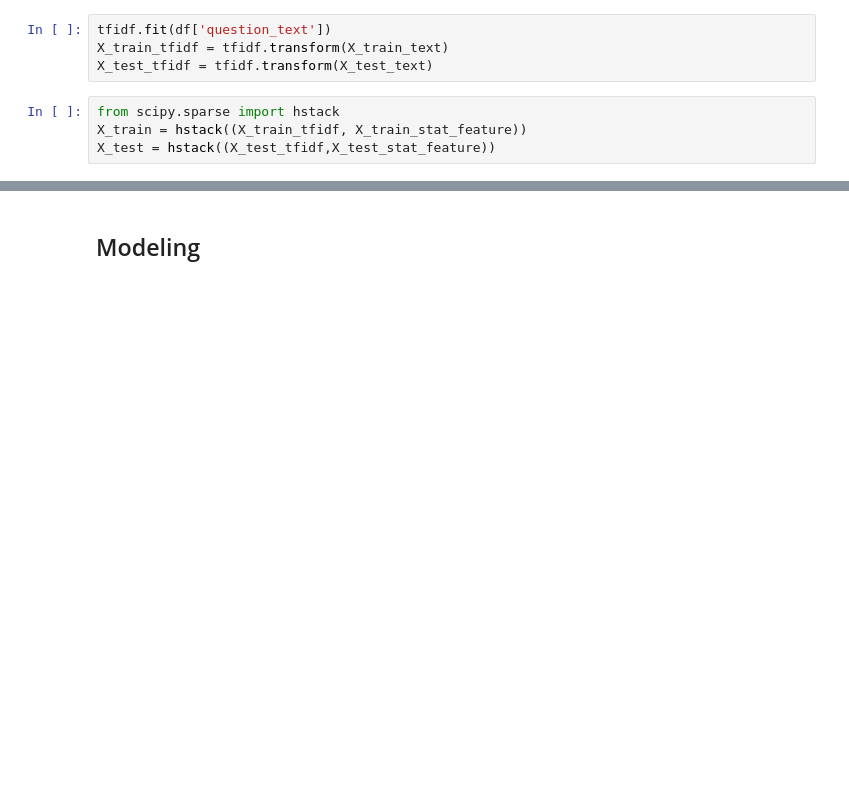
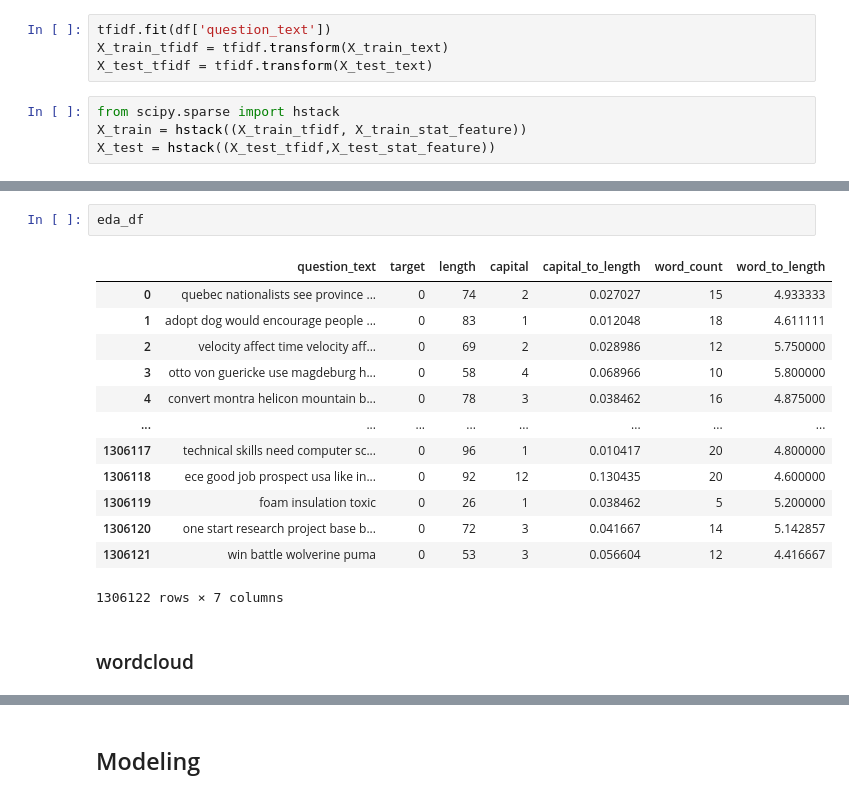
Before and after one commit to chgantBilly/DS5500_project2_Quora, a Jupyter notebook: notebook/NaiveBayes.ipynb, the cells around one changed output, grey strips where cells are left out. Cells and saved outputs as stored; diff of their text form; blank space fills up the shorter version.

```diff
--- a/notebook/NaiveBayes.ipynb
+++ b/notebook/NaiveBayes.ipynb
@@ -82,0 +192,18 @@ X_test = hstack((X_test_tfidf,X_test_stat_feature))
+# %%
+eda_df
+# %% [output]
+|  | question_text | target | length | capital | capital_to_length | word_count | word_to_length |
+| 0 | quebec nationalists see province ... | 0 | 74 | 2 | 0.027027 | 15 | 4.933333 |
+| 1 | adopt dog would encourage people ... | 0 | 83 | 1 | 0.012048 | 18 | 4.611111 |
+| 2 | velocity affect time velocity aff... | 0 | 69 | 2 | 0.028986 | 12 | 5.750000 |
+| 3 | otto von guericke use magdeburg h... | 0 | 58 | 4 | 0.068966 | 10 | 5.800000 |
+| 4 | convert montra helicon mountain b... | 0 | 78 | 3 | 0.038462 | 16 | 4.875000 |
+| ... | ... | ... | ... | ... | ... | ... | ... |
+| 1306117 | technical skills need computer sc... | 0 | 96 | 1 | 0.010417 | 20 | 4.800000 |
+| 1306118 | ece good job prospect usa like in... | 0 | 92 | 12 | 0.130435 | 20 | 4.600000 |
+| 1306119 | foam insulation toxic | 0 | 26 | 1 | 0.038462 | 5 | 5.200000 |
+| 1306120 | one start research project base b... | 0 | 72 | 3 | 0.041667 | 14 | 5.142857 |
+| 1306121 | win battle wolverine puma | 0 | 53 | 3 | 0.056604 | 12 | 4.416667 |
+1306122 rows × 7 columns
+# %% [markdown]
+### wordcloud
```
Also changed, not shown: parts of 11 cells of this notebook.
